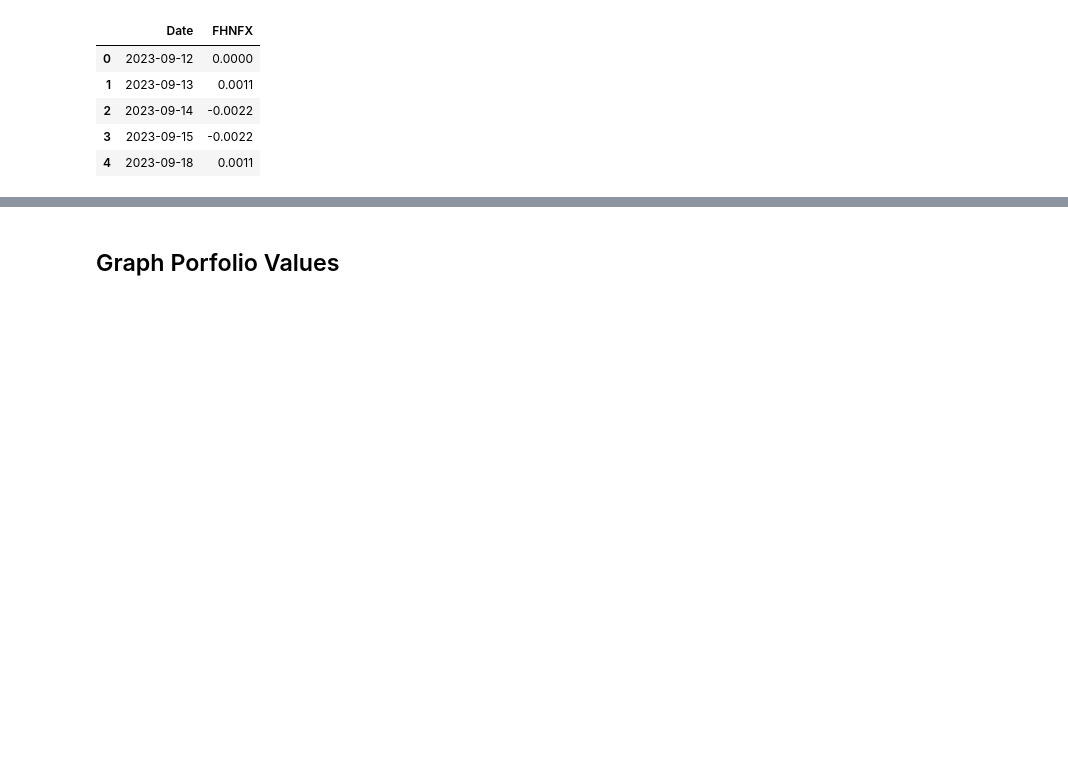
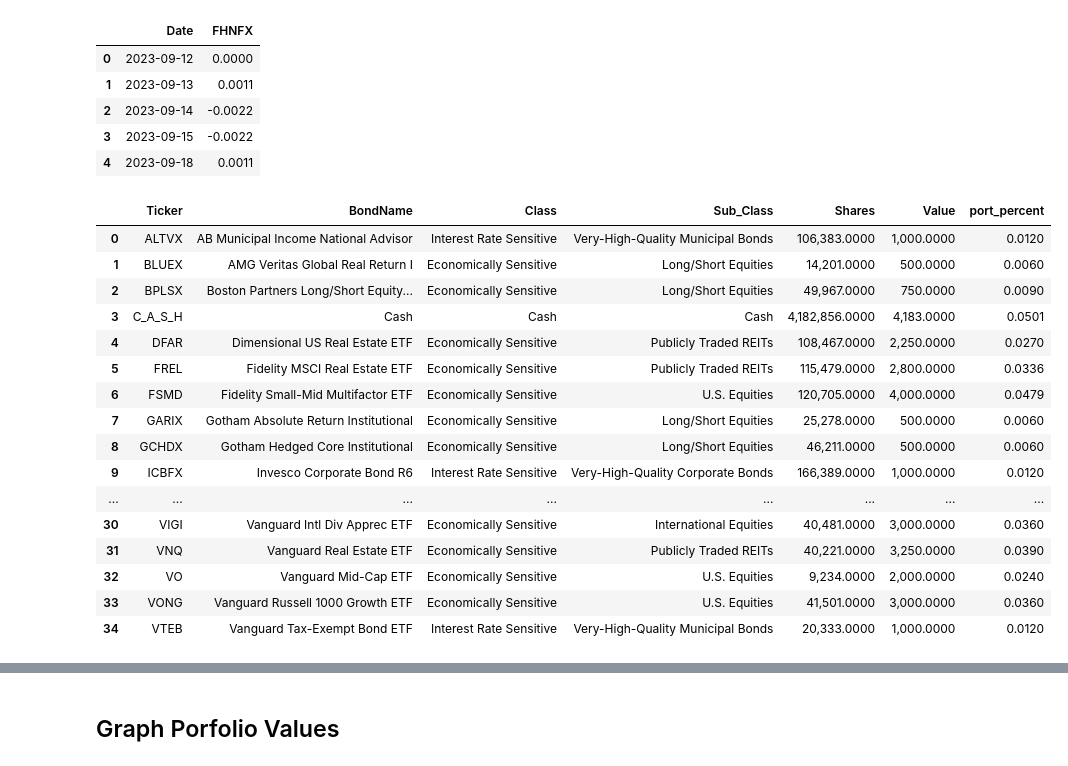
Before and after one commit to dsimband/DATA618, a Jupyter notebook: w7/DATA618_W7_Portfolio.ipynb, the cells around one changed output, grey strips where cells are left out. Drawn from its saved outputs; the diff is of its cells as text; code cells hidden in the pictures; blank space fills up the shorter version.

```diff
--- a/w7/DATA618_W7_Portfolio.ipynb
+++ b/w7/DATA618_W7_Portfolio.ipynb
@@ -113,3 +113,43 @@ benchPercent_int_df.head()
 | 2 | 2023-09-14 | -0.0022 |
 | 3 | 2023-09-15 | -0.0022 |
 | 4 | 2023-09-18 | 0.0011 |
+# %%
+folio_df = pd.read_csv('https://raw.githubusercontent.com/dsimband/DATA618/main/w7/data/DATA618_Portfolio.csv',
+                 dtype={
+                    'ID': 'int',
+                    'Price': 'float',
+                    'Shares': 'float',
+                    'Value': 'float',
+                 })
+
+folio_df = folio_df[folio_df['Shares'] > 0]
+folio_df = folio_df.groupby(['Ticker','BondName','Class','Sub_Class'])[['Shares','Value']].sum()
+folio_df.reset_index(inplace=True)
+
+# calculate portfilio percentage
+portfolio_total = folio_df['Value'].sum()
+folio_df['port_percent'] = folio_df['Value'] / portfolio_total
+
+# Class Portfolios
+folio_econ_df = folio_df[folio_df['Class'] == 'Economically Sensitive']
+folio_int_df = folio_df[folio_df['Class'] == 'Interest Rate Sensitive']
+
+folio_df
+# %% [output]
+|  | Ticker | BondName | Class | Sub_Class | Shares | Value | port_percent |
+| 0 | ALTVX | AB Municipal Income National Advisor | Interest Rate Sensitive | Very-High-Quality Municipal Bonds | 106,383.0000 | 1,000.0000 | 0.0120 |
+| 1 | BLUEX | AMG Veritas Global Real Return I | Economically Sensitive | Long/Short Equities | 14,201.0000 | 500.0000 | 0.0060 |
+| 2 | BPLSX | Boston Partners Long/Short Equity... | Economically Sensitive | Long/Short Equities | 49,967.0000 | 750.0000 | 0.0090 |
+| 3 | C_A_S_H | Cash | Cash | Cash | 4,182,856.0000 | 4,183.0000 | 0.0501 |
+| 4 | DFAR | Dimensional US Real Estate ETF | Economically Sensitive | Publicly Traded REITs | 108,467.0000 | 2,250.0000 | 0.0270 |
+| 5 | FREL | Fidelity MSCI Real Estate ETF | Economically Sensitive | Publicly Traded REITs | 115,479.0000 | 2,800.0000 | 0.0336 |
+| 6 | FSMD | Fidelity Small-Mid Multifactor ETF | Economically Sensitive | U.S. Equities | 120,705.0000 | 4,000.0000 | 0.0479 |
+| 7 | GARIX | Gotham Absolute Return Institutional | Economically Sensitive | Long/Short Equities | 25,278.0000 | 500.0000 | 0.0060 |
+| 8 | GCHDX | Gotham Hedged Core Institutional | Economically Sensitive | Long/Short Equities | 46,211.0000 | 500.0000 | 0.0060 |
+| 9 | ICBFX | Invesco Corporate Bond R6 | Interest Rate Sensitive | Very-High-Quality Corporate Bonds | 166,389.0000 | 1,000.0000 | 0.0120 |
+| ... | ... | ... | ... | ... | ... | ... | ... |
+| 30 | VIGI | Vanguard Intl Div Apprec ETF | Economically Sensitive | International Equities | 40,481.0000 | 3,000.0000 | 0.0360 |
+| 31 | VNQ | Vanguard Real Estate ETF | Economically Sensitive | Publicly Traded REITs | 40,221.0000 | 3,250.0000 | 0.0390 |
+| 32 | VO | Vanguard Mid-Cap ETF | Economically Sensitive | U.S. Equities | 9,234.0000 | 2,000.0000 | 0.0240 |
+| 33 | VONG | Vanguard Russell 1000 Growth ETF | Economically Sensitive | U.S. Equities | 41,501.0000 | 3,000.0000 | 0.0360 |
+| 34 | VTEB | Vanguard Tax-Exempt Bond ETF | Interest Rate Sensitive | Very-High-Quality Municipal Bonds | 20,333.0000 | 1,000.0000 | 0.0120 |
```
Also changed, not shown: parts of 38 cells of this notebook, 1 other file.
